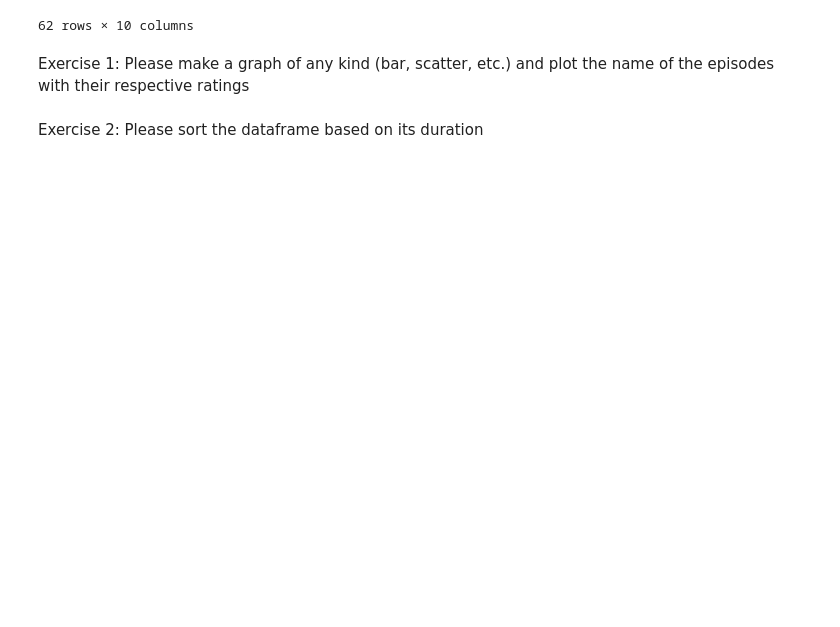
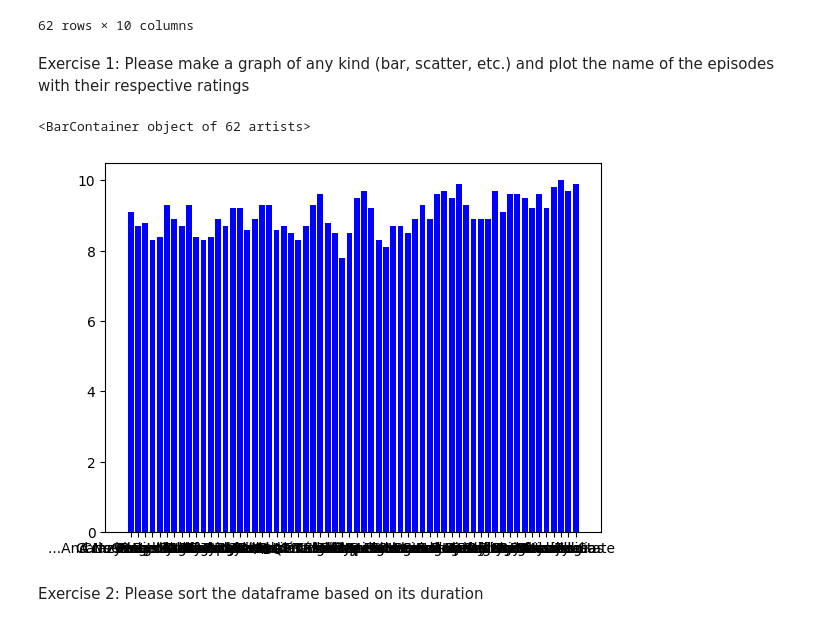
Before and after one commit to CH1MP5T0N/TA_Material, a Jupyter notebook: TA_week11/reading_files.ipynb, the cells around one changed output. Cells and saved outputs as stored; diff of their text form; code cells hidden in the pictures; blank space fills up the shorter version.

```diff
--- a/TA_week11/reading_files.ipynb
+++ b/TA_week11/reading_files.ipynb
@@ -20,5 +19,12 @@ df
 62 rows × 10 columns
 # %% [markdown]
 Exercise 1: Please make a graph of any kind (bar, scatter, etc.) and plot the name of the episodes with their respective ratings
+# %%
+import matplotlib.pyplot as plt
+plt.bar()
+plt.bar(df["Title"], df["Rating_IMDB"], color="blue", width= 0.8)
+# %% [output]
+<BarContainer object of 62 artists>
+[figure, added]
 # %% [markdown]
 Exercise 2: Please sort the dataframe based on its duration
```
Also changed, not shown: parts of 2 cells of this notebook.
